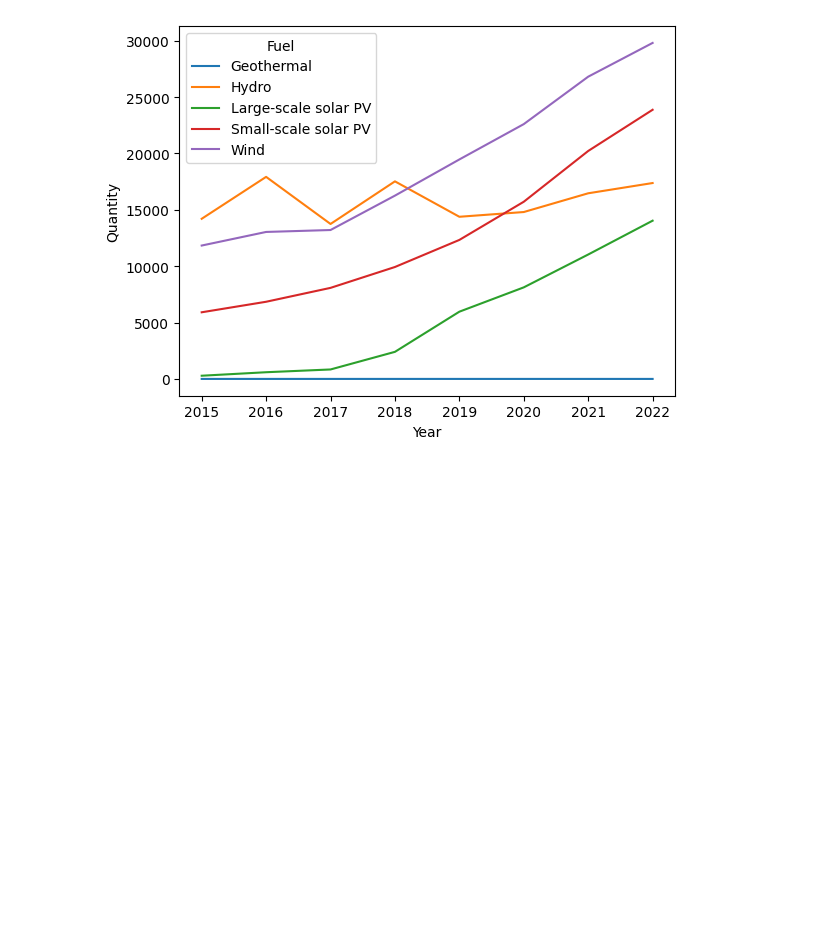
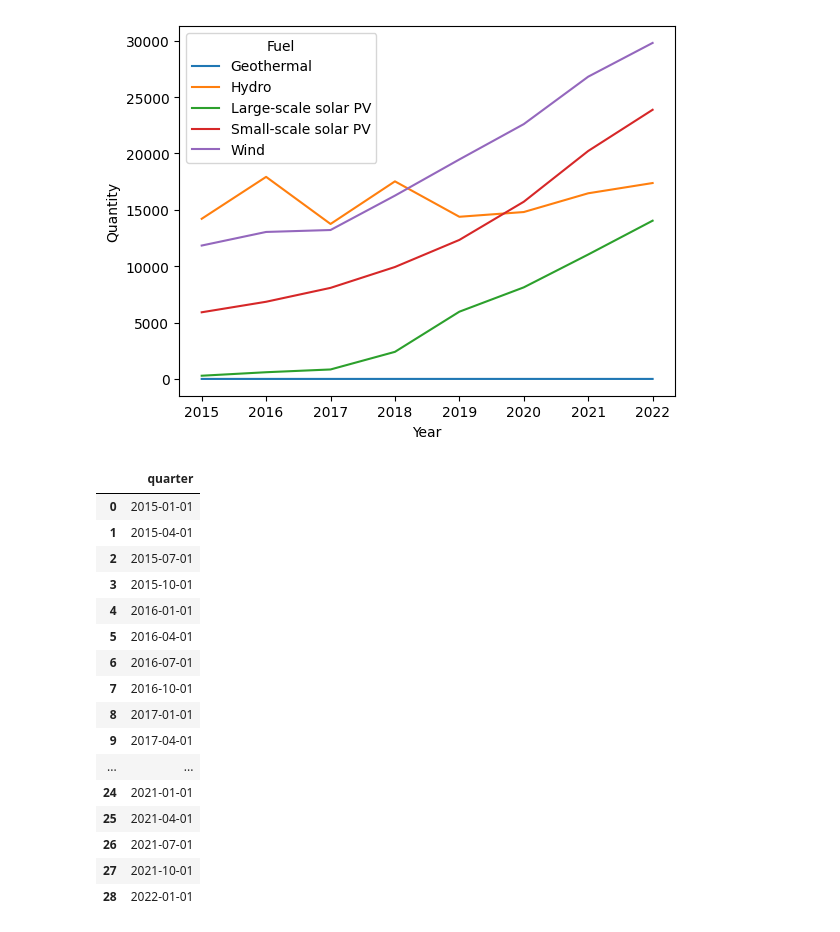
Before and after one commit to z5113296/ZZSC9020-Group-M, a Jupyter notebook: data_discovery/Solar.ipynb, the cells around one changed output. Drawn from its saved outputs; the diff is of its cells as text; code cells hidden in the pictures; blank space fills up the shorter version.

```diff
--- a/data_discovery/Solar.ipynb
+++ b/data_discovery/Solar.ipynb
@@ -44,3 +44,26 @@ sns.lineplot(data=df, x='Year', y='Quantity', hue='Fuel')
 # %% [output]
 <Axes: xlabel='Year', ylabel='Quantity'>
 [figure]
+# %%
+from datetime import datetime
+from dateutil.relativedelta import relativedelta
+df_quarter = pd.DataFrame({'quarter': [datetime(2015, 1, 1) + relativedelta(months=n) for n in range(0, 85, 3)]})
+df_quarter
+# %% [output]
+|  | quarter |
+| 0 | 2015-01-01 |
+| 1 | 2015-04-01 |
+| 2 | 2015-07-01 |
+| 3 | 2015-10-01 |
+| 4 | 2016-01-01 |
+| 5 | 2016-04-01 |
+| 6 | 2016-07-01 |
+| 7 | 2016-10-01 |
+| 8 | 2017-01-01 |
+| 9 | 2017-04-01 |
+| ... | ... |
+| 24 | 2021-01-01 |
+| 25 | 2021-04-01 |
+| 26 | 2021-07-01 |
+| 27 | 2021-10-01 |
+| 28 | 2022-01-01 |
```
Also changed, not shown: parts of 5 cells of this notebook, 1 other file.
